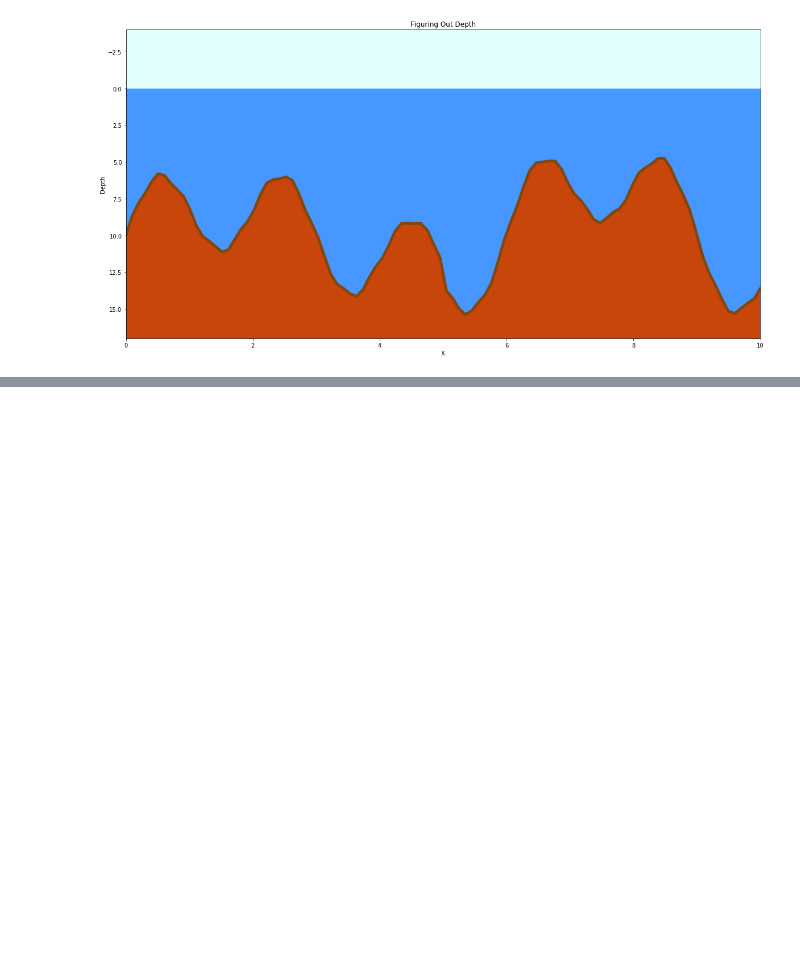
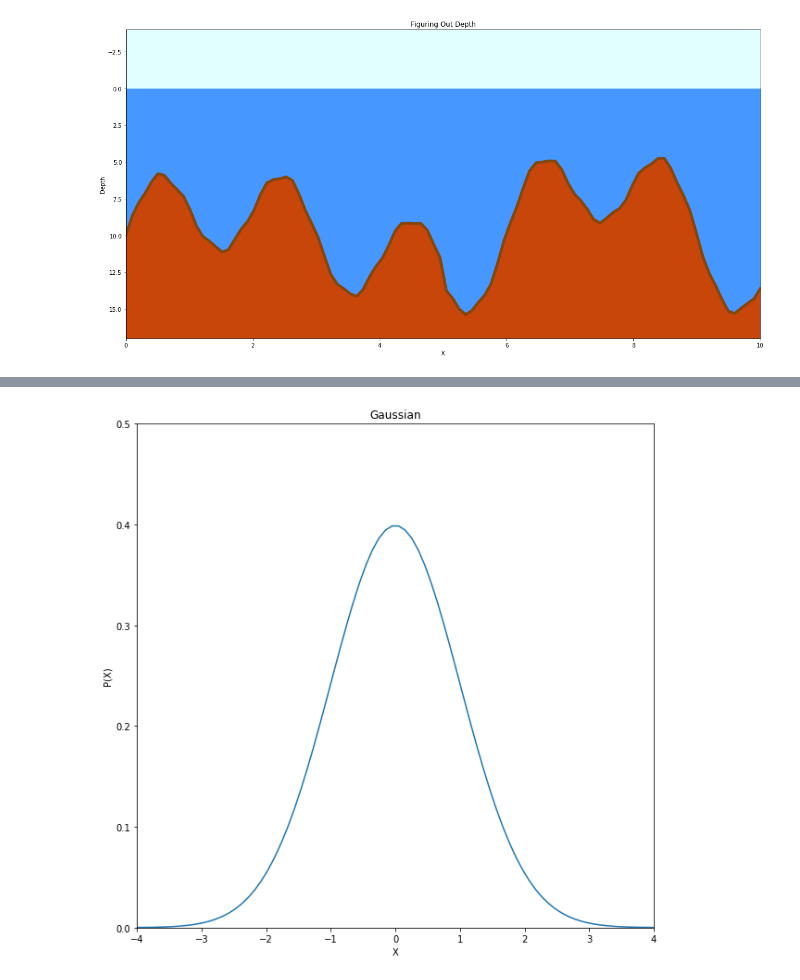
Before and after one commit to Keyrat06/Gaussian_Processes, a Jupyter notebook: Simple Live Example.ipynb, the cells around one changed output, grey strips where cells are left out. Cells and saved outputs as stored; diff of their text form; code cells hidden in the pictures; blank space fills up the shorter version.

```diff
--- a/Simple Live Example.ipynb
+++ b/Simple Live Example.ipynb
@@ -69,0 +70,23 @@ plt.show()
+# %%
+import matplotlib.pyplot as plt
+import numpy as np
+import matplotlib.mlab as mlab
+import math
+
+mu = 0
+variance = 1
+sigma = math.sqrt(variance)
+x = np.linspace(-5, 5, 100)
+
+fig, ax = plt.subplots()
+ax.plot(x,mlab.normpdf(x, mu, sigma))
+ax.set_ylabel("P(X)")
+ax.set_xlabel("X")
+ax.set_title("Gaussian")
+
+plt.xlim((-4,4))
+plt.ylim((0,0.5))
+fig.set_size_inches((10,10))
+plt.show()
+# %% [output]
+[figure, added]
```
Also changed, not shown: parts of 2 cells of this notebook, 2 other files.
